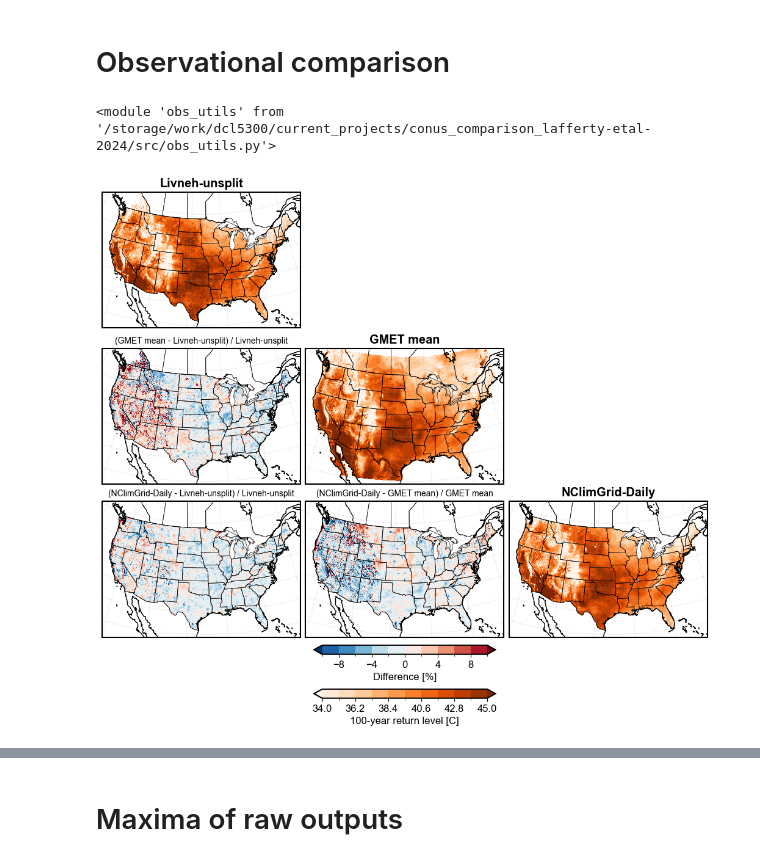
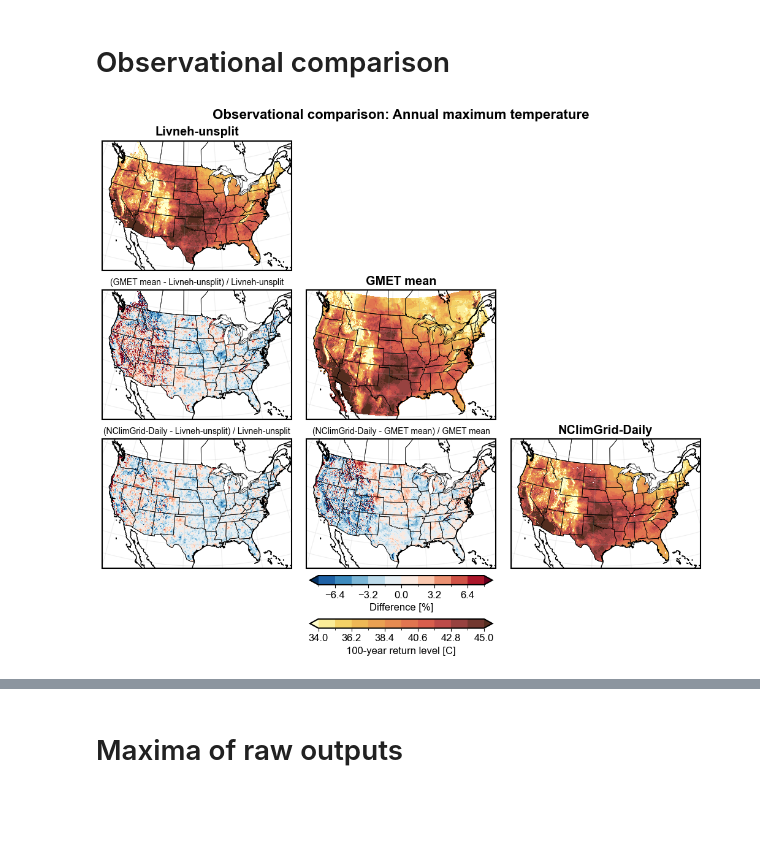
Before and after one commit to david0811/conus_comparison_lafferty-etal-2024, a Jupyter notebook: scripts/99_additional_checks.ipynb, the cells around one changed output, grey strips where cells are left out. Saved outputs shown, nothing was run; the diff lists cells and outputs as text; code cells hidden in the pictures; blank space fills up the shorter version.

```diff
--- a/scripts/99_additional_checks.ipynb
+++ b/scripts/99_additional_checks.ipynb
@@ -14,4 +16,15 @@ from utils import roar_data_path as project_data_path
 import obs_utils as ou
+# %%
+# Load color maps
+cm_data = np.loadtxt(f"{project_code_path}/data/lajolla.txt")[::-1]
+n_colors = len(cm_data)
+end_idx = int(0.8 * n_colors)
+lajolla_map = LinearSegmentedColormap.from_list("lajolla", cm_data[:end_idx])
+
+cm_data = np.loadtxt(f"{project_code_path}/data/devon.txt")[::-1]
+n_colors = len(cm_data)
+start_idx = int(0.3 * n_colors)
+devon_map = LinearSegmentedColormap.from_list("devon", cm_data[start_idx:])
 # %%
 # Set fonts
 from matplotlib import font_manager
@@ -29,19 +42,17 @@ plt.rcParams["pdf.fonttype"] = 42
 plt.rcParams["axes.linewidth"] = 1.5
 # %% [markdown]
 # Observational comparison
-# %%
-import importlib
-importlib.reload(ou)
-# %% [output]
-<module 'obs_utils' from '/storage/work/dcl5300/current_projects/conus_comparison_lafferty-etal-2024/src/obs_utils.py'>
 # %%
 # max tasmax
 metric_id = 'max_tasmax'
 ds_livneh, ds_gmet_mean, ds_nclim = ou.read_all_obs(metric_id)
 
-ou.plot_dataset_comparison(ds_livneh, ds_gmet_mean, ds_nclim, '100yr_return_level', 'C', cmap='Oranges', diff_lim=10)
+fig, axes = ou.plot_dataset_comparison(ds_livneh, ds_gmet_mean, ds_nclim, '100yr_return_level', 'C', cmap=lajolla_map, diff_lim=8)
+fig.suptitle('Observational comparison: Annual maximum temperature', fontweight='bold', fontsize=16)
+
+plt.savefig(f'../figs/si/obs_comparison_{metric_id}.png', dpi=300, bbox_inches='tight')
 # %% [output]
-[figure, old version]
+[figure, new version]
 # %%
 # max pr
 metric_id = 'max_pr'
```
Also changed, not shown: parts of 3 cells of this notebook, 4 other files.
